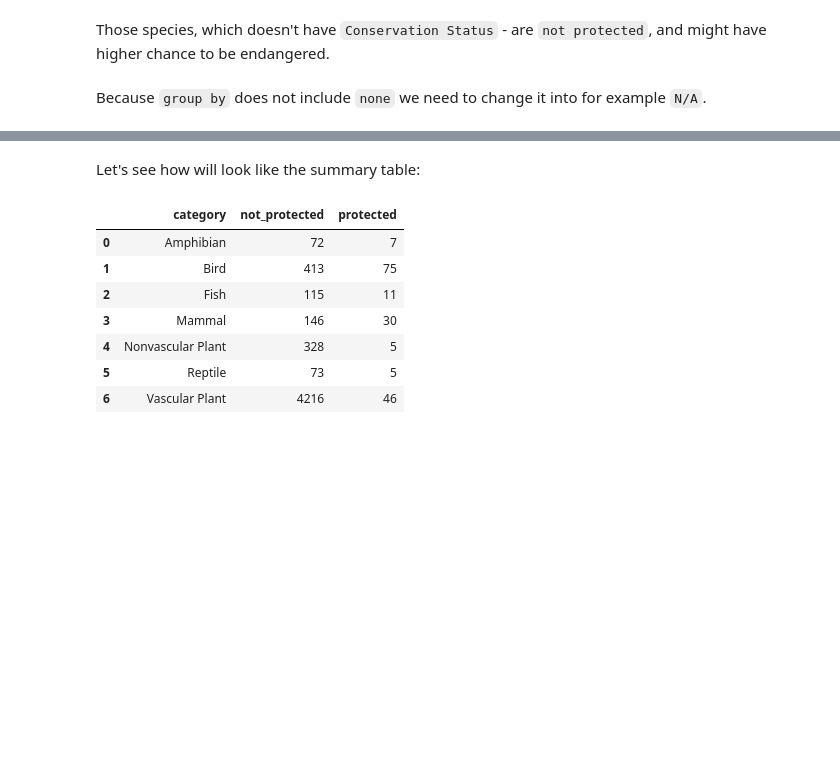
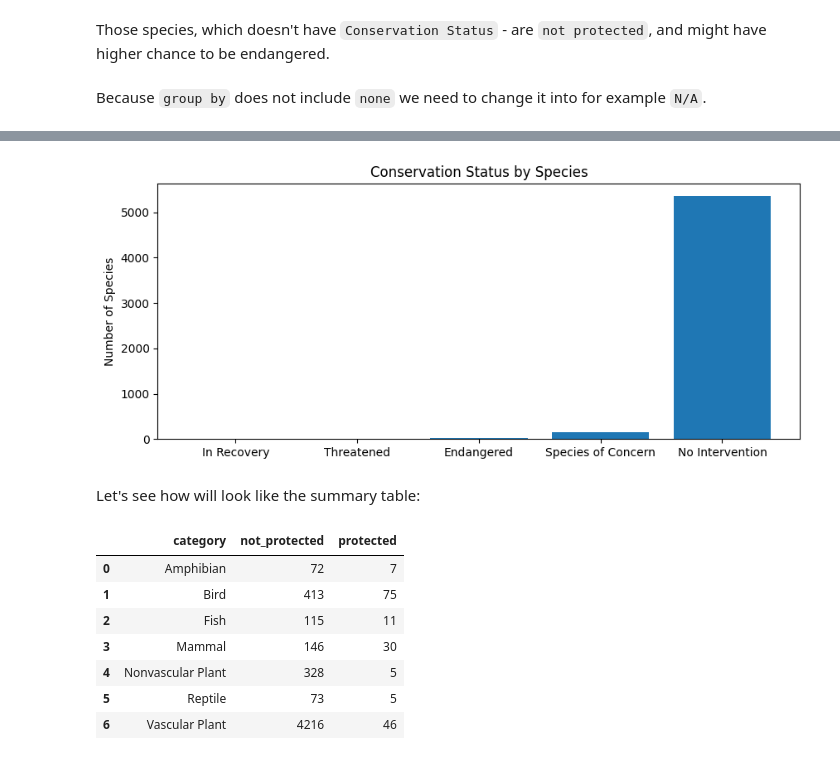
Before and after one commit to Kate-Pol/Biodiversity-in-National-Parks, a Jupyter notebook: biodiversity_.ipynb, the cells around one changed output, grey strips where cells are left out. Saved outputs shown, nothing was run; the diff lists cells and outputs as text; code cells hidden in the pictures; blank space fills up the shorter version.

```diff
--- a/biodiversity_.ipynb
+++ b/biodiversity_.ipynb
@@ -207,6 +206,10 @@ cs_plot.set_xlabel("Number of Species");
 Those species, which doesn't have `Conservation Status` - are `not protected`, and might have higher chance to be endangered.
 # %% [markdown]
 Because `group by` does not include `none` we need to change it into for example `N/A`.
-# %%
-species.fillna('N/A', inplace=True)
-species['is_protected'] = species.conservation_status != 'N/A'
+# %%
+species.fillna('No Intervention', inplace=True)
+# %%
+protection_counts= \
+            species.groupby('conservation_status').scientific_name.nunique().reset_index().sort_values(by='scientific_name')
+
+protection_counts
@@ -212,0 +234,12 @@ species['is_protected'] = species.conservation_status != 'N/A'
+# %%
+plt.figure(figsize=(10, 4))
+ax = plt.subplot()
+plt.bar(range(len(protection_counts)),
+        protection_counts.scientific_name.values)
+ax.set_xticks(range(len(protection_counts)))
+ax.set_xticklabels(protection_counts.conservation_status.values)
+plt.ylabel('Number of Species')
+plt.title('Conservation Status by Species')
+plt.show()
+# %% [output]
+[figure, added]
```
Also changed, not shown: parts of 6 cells of this notebook.
